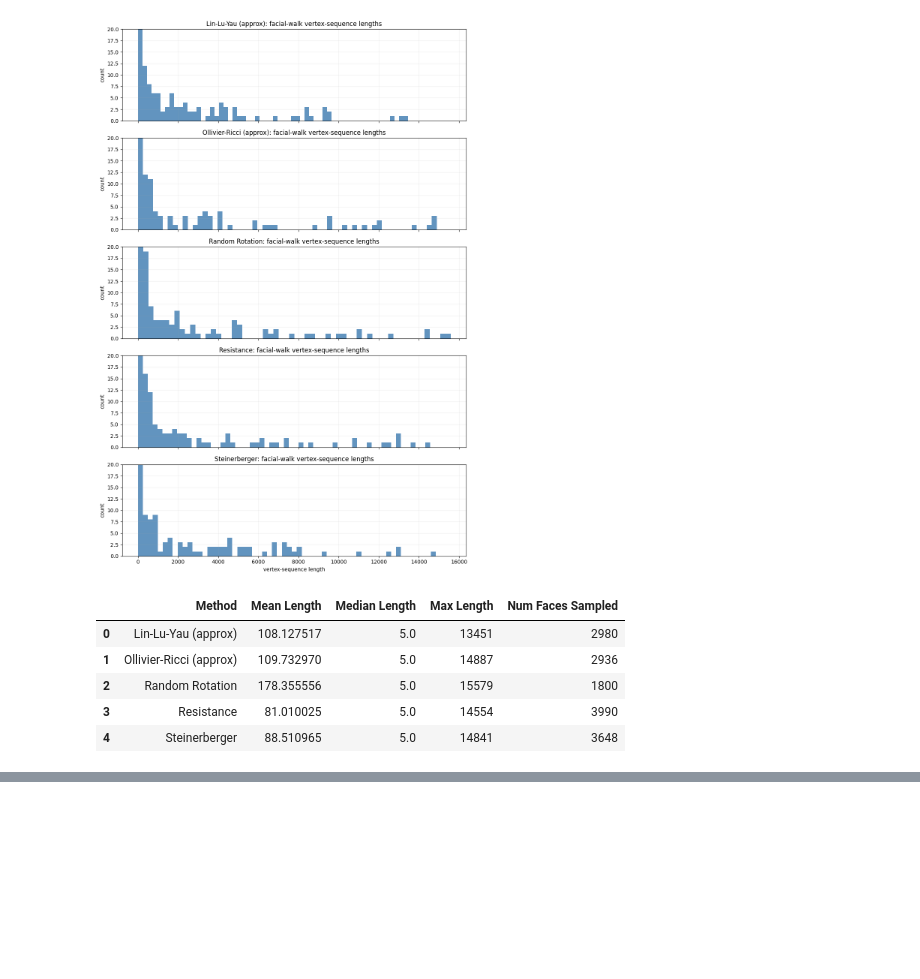
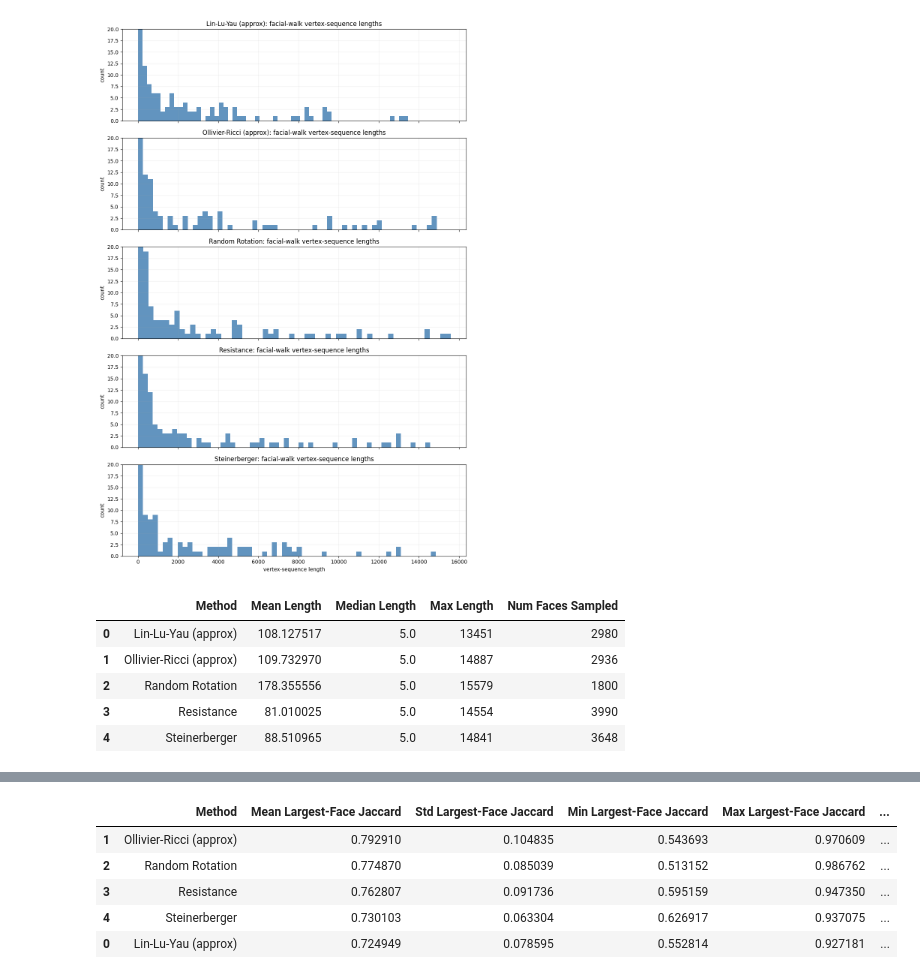
Before and after one commit to rbmuk/facialgen, a Jupyter notebook: gnp_genus_experiments.ipynb, the cells around one changed output, grey strips where cells are left out. Saved outputs shown, nothing was run; the diff lists cells and outputs as text; code cells hidden in the pictures; blank space fills up the shorter version.

```diff
--- a/gnp_genus_experiments.ipynb
+++ b/gnp_genus_experiments.ipynb
@@ -446,0 +451,60 @@ display(pd.DataFrame([
+# %%
+from itertools import combinations
+
+
+def largest_face_vertex_set(dart_faces):
+    if not dart_faces:
+        return set()
+    largest_face = max(dart_faces, key=lambda face: len(face))
+    return {int(v) for dart in largest_face for v in dart}
+
+
+def jaccard_overlap(a, b):
+    union = a | b
+    if not union:
+        return float('nan')
+    return len(a & b) / len(union)
+
+
+largest_face_sets = {}
+
+for method_name, curvature_vec in curvatures.items():
+    sets_for_method = []
+    for i in range(num_samples):
+        faces = facial_walks_from_curvature_signs(A_lcc, curvature_vec, sign_samples[i])
+        sets_for_method.append(largest_face_vertex_set(faces))
+    largest_face_sets[method_name] = sets_for_method
+
+rand_rot_rng = np.random.default_rng(404)
+rand_sets = []
+for i in range(500):
+    rot_rand = random_rotation_system(A_lcc, rng=rand_rot_rng)
+    faces_rand = enumerate_facial_walks_from_rotation(rot_rand)
+    rand_sets.append(largest_face_vertex_set(faces_rand))
+largest_face_sets['Random Rotation'] = rand_sets
+
+overlap_rows = []
+for method_name, sets_for_method in sorted(largest_face_sets.items()):
+    overlaps = np.asarray([
+        jaccard_overlap(a, b)
+        for a, b in combinations(sets_for_method, 2)
+    ], dtype=float)
+    sizes = np.asarray([len(s) for s in sets_for_method], dtype=int)
+    overlap_rows.append({
+        'Method': method_name,
+        'Mean Largest-Face Jaccard': float(np.nanmean(overlaps)),
+        'Std Largest-Face Jaccard': float(np.nanstd(overlaps)),
+        'Min Largest-Face Jaccard': float(np.nanmin(overlaps)),
+        'Max Largest-Face Jaccard': float(np.nanmax(overlaps)),
+        'Mean Largest-Face Vertex Count': float(sizes.mean()),
+        'Median Largest-Face Vertex Count': float(np.median(sizes)),
+    })
+
+display(pd.DataFrame(overlap_rows).sort_values('Mean Largest-Face Jaccard', ascending=False))
+# %% [output]
+|  | Method | Mean Largest-Face Jaccard | Std Largest-Face Jaccard | Min Largest-Face Jaccard | Max Largest-Face Jaccard | ... |
+| 1 | Ollivier-Ricci (approx) | 0.792910 | 0.104835 | 0.543693 | 0.970609 | ... |
+| 2 | Random Rotation | 0.774870 | 0.085039 | 0.513152 | 0.986762 | ... |
+| 3 | Resistance | 0.762807 | 0.091736 | 0.595159 | 0.947350 | ... |
+| 4 | Steinerberger | 0.730103 | 0.063304 | 0.626917 | 0.937075 | ... |
+| 0 | Lin-Lu-Yau (approx) | 0.724949 | 0.078595 | 0.552814 | 0.927181 | ... |
```
Also changed, not shown: parts of 1 cell of this notebook, 2 other files.
